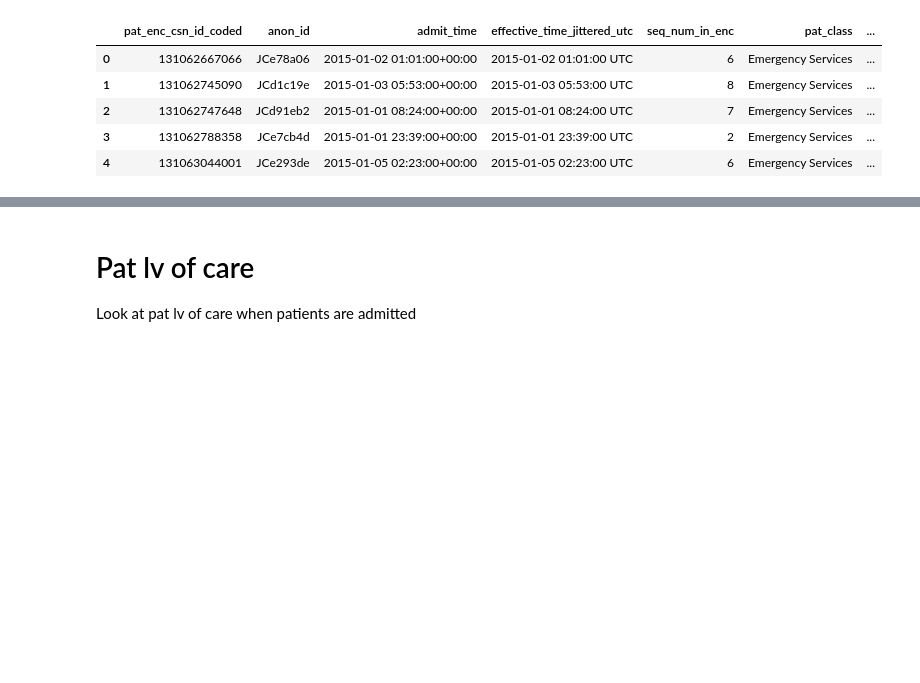
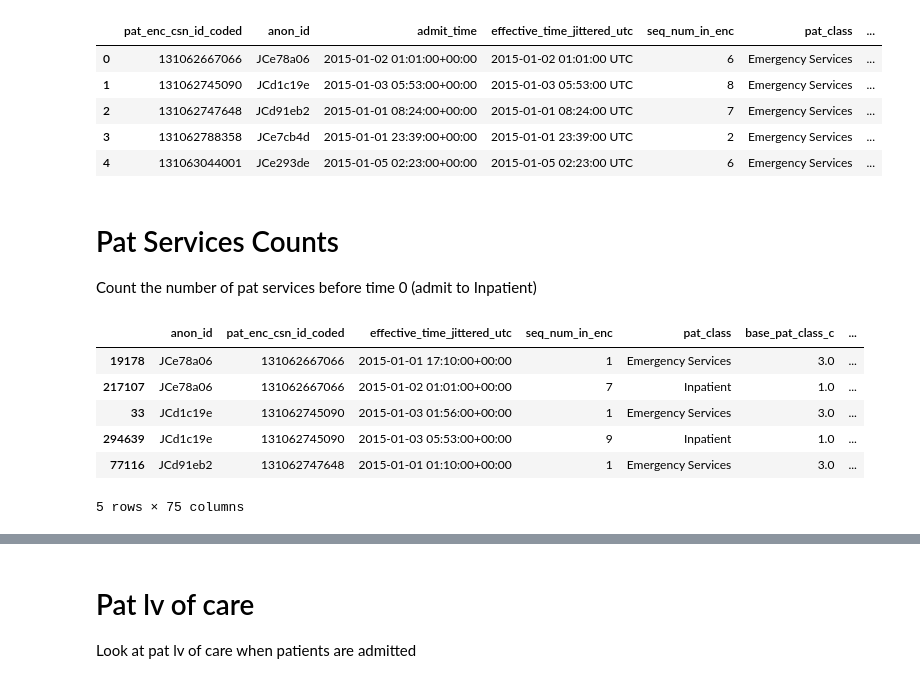
Before and after one commit to Minh084/TDA, a Jupyter notebook: 5_results_analysis/5.2_error_analysis.ipynb, the cells around one changed output, grey strips where cells are left out. Saved outputs shown, nothing was run; the diff lists cells and outputs as text; code cells hidden in the pictures; blank space fills up the shorter version.

Commit message:
added pat_services before admit count code

```diff
--- a/5_results_analysis/5.2_error_analysis.ipynb
+++ b/5_results_analysis/5.2_error_analysis.ipynb
@@ -312,3 +312,26 @@ view_df(last_emerg_save)
 
 savefile = savedir + "5_2_last_emerg_event.csv"
 last_emerg_save.to_csv(savefile)
+# %% [markdown]
+# Pat Services Counts
+
+Count the number of pat services before time 0 (admit to Inpatient)
+# %%
+# get events that occur before admit
+adt_before_admit = adt_admit[adt_admit.time_since_admit <= timedelta(0)].sort_values(['pat_enc_csn_id_coded', 'seq_num_in_enc'])
+
+
+# keep only those that change
+# filter for those with pat_services that change from prior event & belong to same csn
+change_care = adt_before_admit[~(adt_before_admit.pat_service.eq(adt_before_admit.pat_service.shift()) &
+                         adt_before_admit.pat_enc_csn_id_coded.eq(adt_before_admit.pat_enc_csn_id_coded.shift()))]
+
+view_df(change_care)
+# %% [output]
+|  | anon_id | pat_enc_csn_id_coded | effective_time_jittered_utc | seq_num_in_enc | pat_class | base_pat_class_c | ... |
+| 19178 | JCe78a06 | 131062667066 | 2015-01-01 17:10:00+00:00 | 1 | Emergency Services | 3.0 | ... |
+| 217107 | JCe78a06 | 131062667066 | 2015-01-02 01:01:00+00:00 | 7 | Inpatient | 1.0 | ... |
+| 33 | JCd1c19e | 131062745090 | 2015-01-03 01:56:00+00:00 | 1 | Emergency Services | 3.0 | ... |
+| 294639 | JCd1c19e | 131062745090 | 2015-01-03 05:53:00+00:00 | 9 | Inpatient | 1.0 | ... |
+| 77116 | JCd91eb2 | 131062747648 | 2015-01-01 01:10:00+00:00 | 1 | Emergency Services | 3.0 | ... |
+5 rows × 75 columns
```
Also changed, not shown: parts of 6 cells of this notebook.
